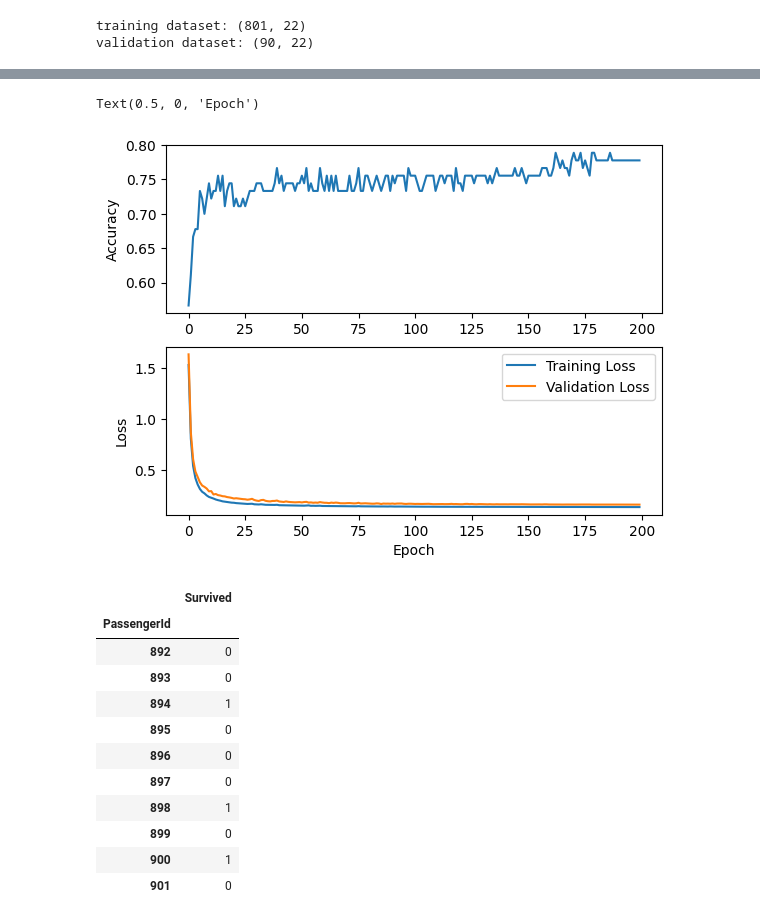
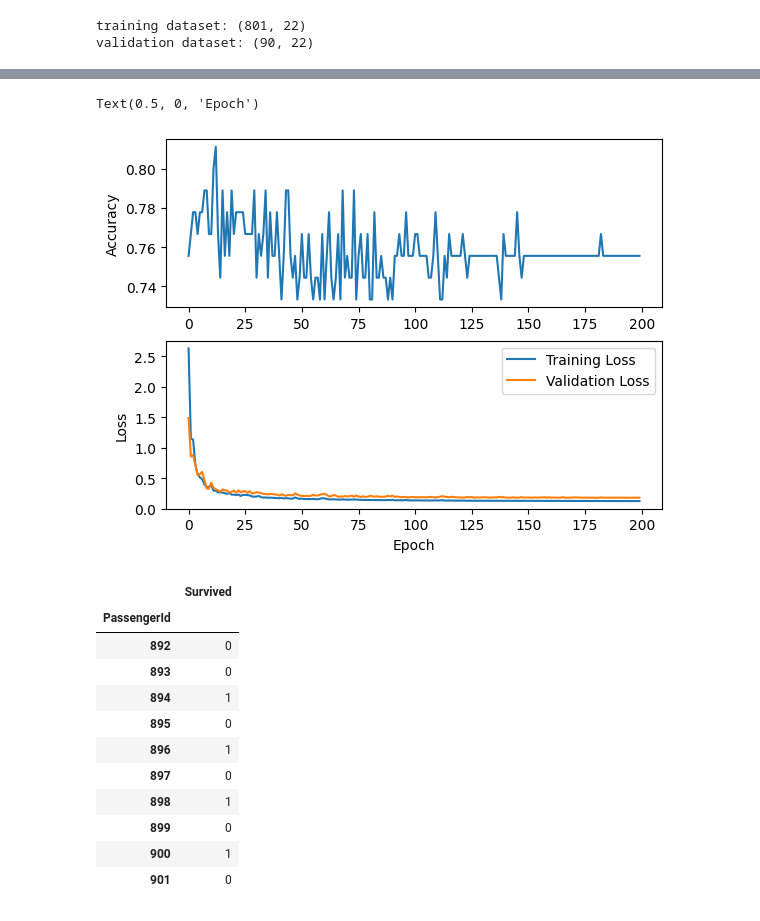
Before and after one commit to zirkelc/micrograd-titanic, a Jupyter notebook: micrograd.ipynb, the cells around one changed output, grey strips where cells are left out. Cells and saved outputs as stored; diff of their text form; code cells hidden in the pictures.

```diff
--- a/micrograd.ipynb
+++ b/micrograd.ipynb
@@ -388,7 +388,7 @@ def train_model(model, xy_train, xy_validate, num_epochs=100, batch_size=32):
 # %%
 # Define number of input features, hidden layers, and output features
 num_inputs = X_train.shape[1]
-num_hidden = [22]
+num_hidden = [44]
 num_outputs = 1
 
 # Initialize the model
@@ -442,5 +442,5 @@ Validation accuracy: 77.778%
 Text(0.5, 0, 'Epoch')
-[figure, old version]
+[figure, new version]
 # %%
 # Input features from the scaled test dataset
 test_features = test_scaled_df.to_numpy()
@@ -461,7 +461,7 @@ submission_df.head(10)
 | 893 | 0 |
 | 894 | 1 |
 | 895 | 0 |
-| 896 | 0 |
+| 896 | 1 |
 | 897 | 0 |
 | 898 | 1 |
 | 899 | 0 |
```
Also changed, not shown: parts of 1 cell of this notebook.
